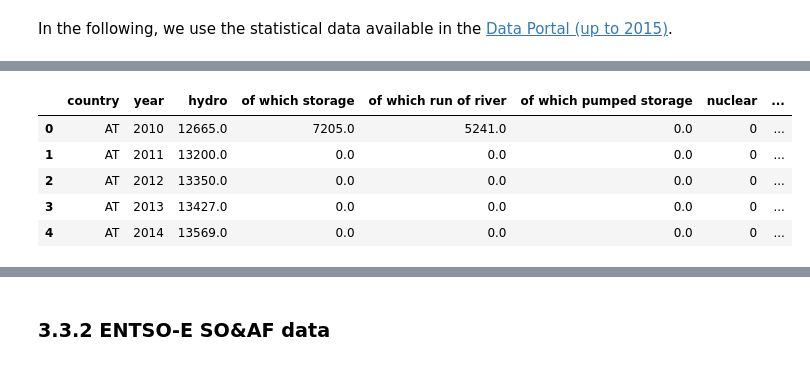
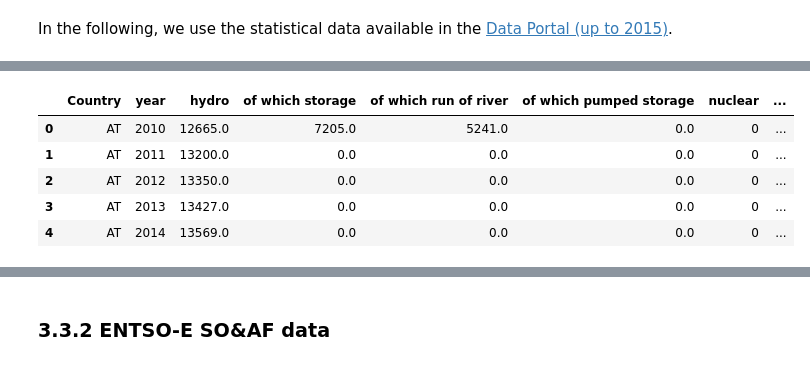
Before and after one commit to Open-Power-System-Data/national_generation_capacity, a Jupyter notebook: processing.ipynb, the cells around one changed output, grey strips where cells are left out. Saved outputs shown, nothing was run; the diff lists cells and outputs as text; code cells hidden in the pictures.

```diff
--- a/processing.ipynb
+++ b/processing.ipynb
@@ -274,15 +389,13 @@ The advantage of the ENTSO-E SO&AF is the higher granularity of the data with re
 # %% [markdown]
 In the following, we use the statistical data available in the [Data Portal (up to 2015)](https://www.entsoe.eu/data/data-portal/Pages/default.aspx).
 # %%
-# Data source for ENTSO-E capacity data
-# https://docstore.entsoe.eu/Documents/Publications/Statistics/NGC_2010-2015.xlsx
+url_entsoe = 'https://docstore.entsoe.eu/Documents/Publications/Statistics/NGC_2010-2015.xlsx'
 
-url_entsoe = 'https://docstore.entsoe.eu/Documents/Publications/Statistics/NGC_2010-2015.xlsx'
-filepath_entsoe = downloadandcache(url_entsoe, 'Statistics.xls')
+filepath_entsoe = func.downloadandcache(url_entsoe, 'Statistics.xls',
+                                     os.path.join('ENTSO-E','Statistical data 2010-2015')
+                                     )
+
 data_entsoe_raw = pd.read_excel(filepath_entsoe)
 
-# correct typos
-data_entsoe_raw.rename(index=str, columns={"Country": "country", 'fossil_fueals': 'fossil_fuels'}, inplace=True)
-
 data_entsoe_raw.head()
 # %% [output]
@@ -290,4 +403,4 @@ data_entsoe_raw.head()
-|  | country | year | hydro | of which storage | of which run of river | of which pumped storage | nuclear | ... |
+|  | Country | year | hydro | of which storage | of which run of river | of which pumped storage | nuclear | ... |
 | 0 | AT | 2010 | 12665.0 | 7205.0 | 5241.0 | 0.0 | 0 | ... |
 | 1 | AT | 2011 | 13200.0 | 0.0 | 0.0 | 0.0 | 0 | ... |
 | 2 | AT | 2012 | 13350.0 | 0.0 | 0.0 | 0.0 | 0 | ... |
```
Also changed, not shown: parts of 136 cells of this notebook, 9 other files.
